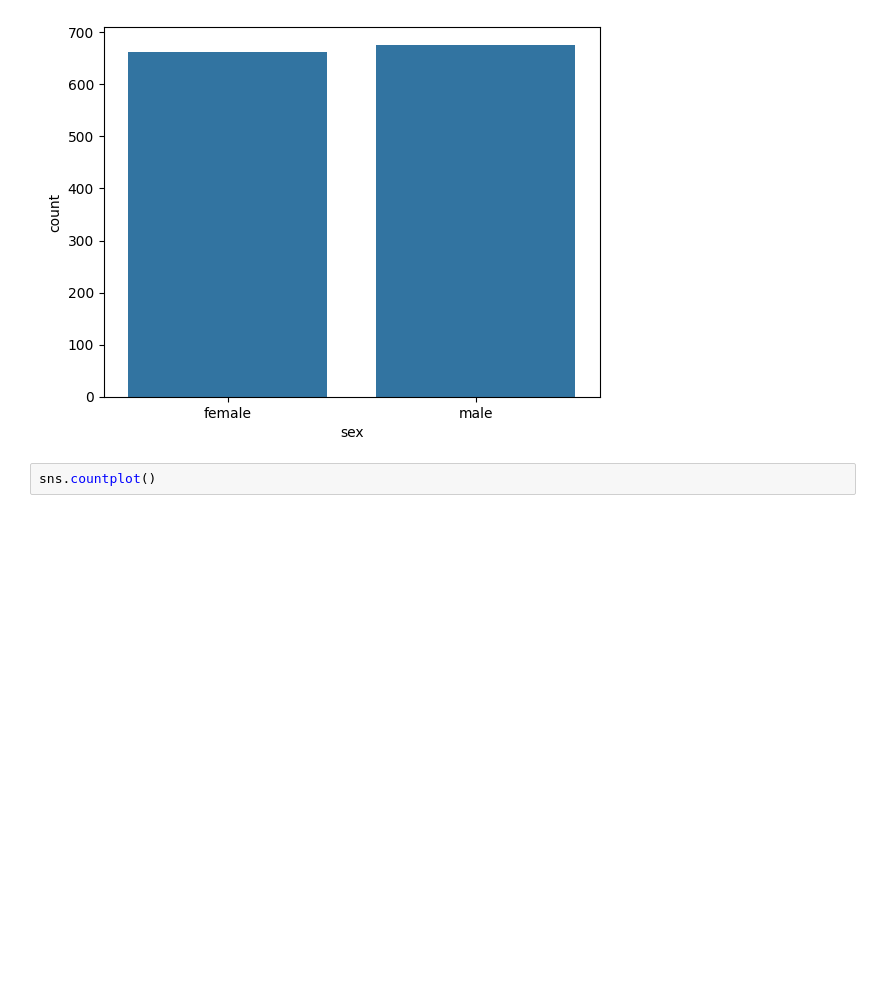
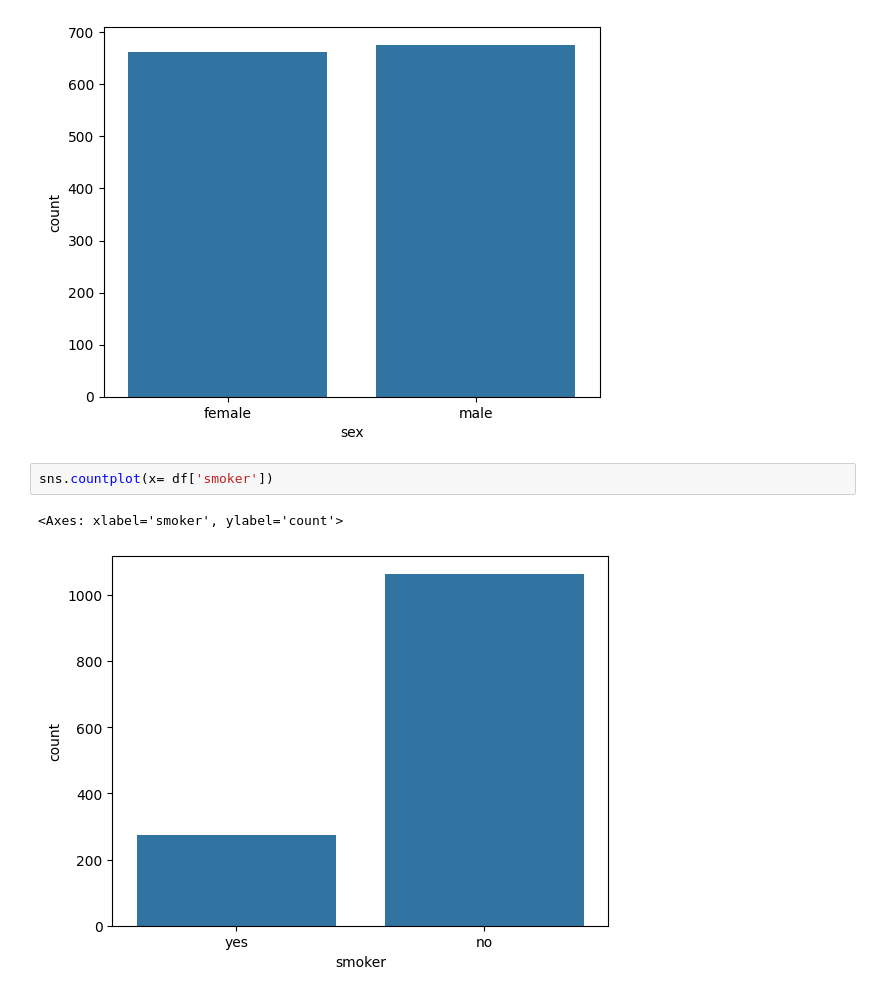
Before and after one commit to rahul-gitt/AI-ML-JOURNEY, a Jupyter notebook: scikit-learn/Insurance_Project/main.ipynb, the cells around one changed output. Saved outputs shown, nothing was run; the diff lists cells and outputs as text; blank space fills up the shorter version.

```diff
--- a/scikit-learn/Insurance_Project/main.ipynb
+++ b/scikit-learn/Insurance_Project/main.ipynb
@@ -95,4 +95,7 @@ sns.countplot(x = df['sex'])
 <Axes: xlabel='sex', ylabel='count'>
 [figure]
 # %%
-sns.countplot()
+sns.countplot(x= df['smoker'])
+# %% [output]
+<Axes: xlabel='smoker', ylabel='count'>
+[figure, added]
```
Also changed, not shown: parts of 1 cell of this notebook.
